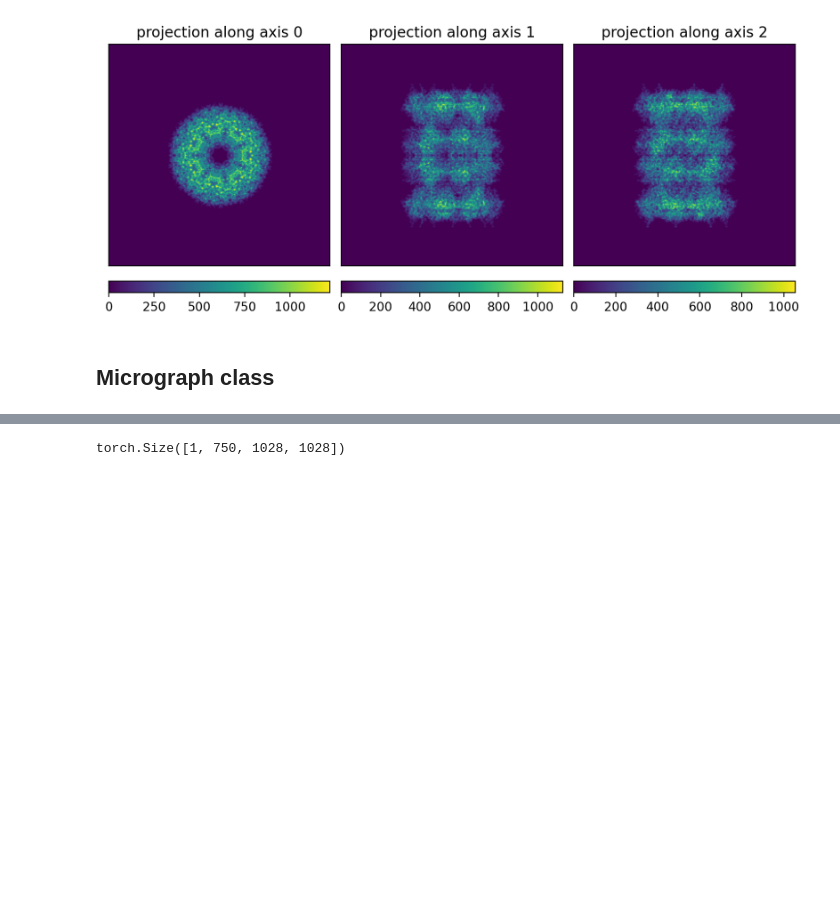
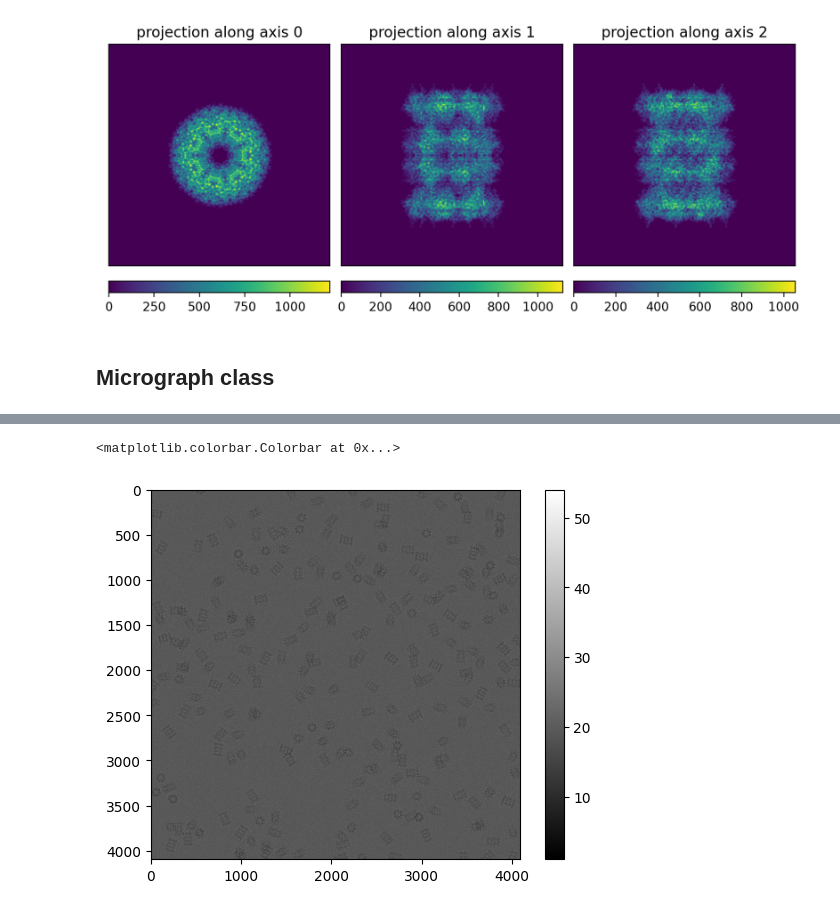
Before and after one commit to joelyeois/specter, a Jupyter notebook: demo-notebooks/micrograph-generator.ipynb, the cells around one changed output, grey strips where cells are left out. Saved outputs shown, nothing was run; the diff lists cells and outputs as text; code cells hidden in the pictures; blank space fills up the shorter version.

```diff
--- a/demo-notebooks/micrograph-generator.ipynb
+++ b/demo-notebooks/micrograph-generator.ipynb
@@ -132,7 +141,9 @@ torch.Size([1, 1028, 1028])
-# %%
-model.vol.shape
-# %% [output]
-torch.Size([1, 750, 1028, 1028])
+# %%
+plt.imshow(images[0], cmap="grey")
+plt.colorbar()
+# %% [output]
+<matplotlib.colorbar.Colorbar at 0x...>
+[figure, added]
 # %%
 plot3d(model.vol[0].detach().cpu())
 # %% [output]
```
Also changed, not shown: parts of 11 cells of this notebook, 57 other files.
